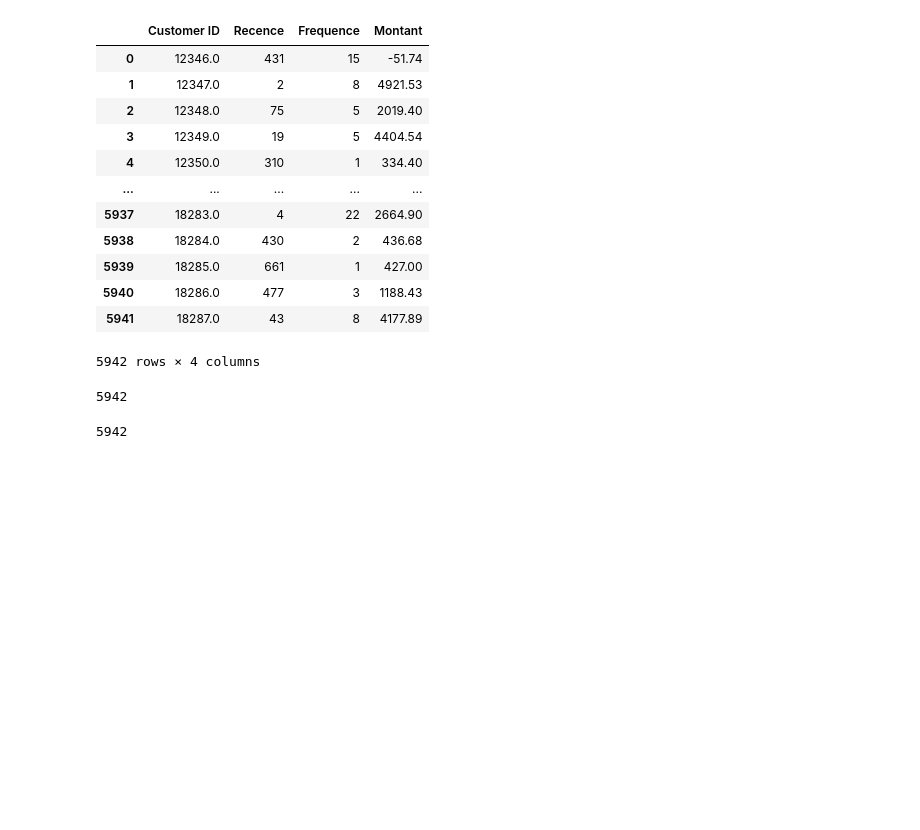
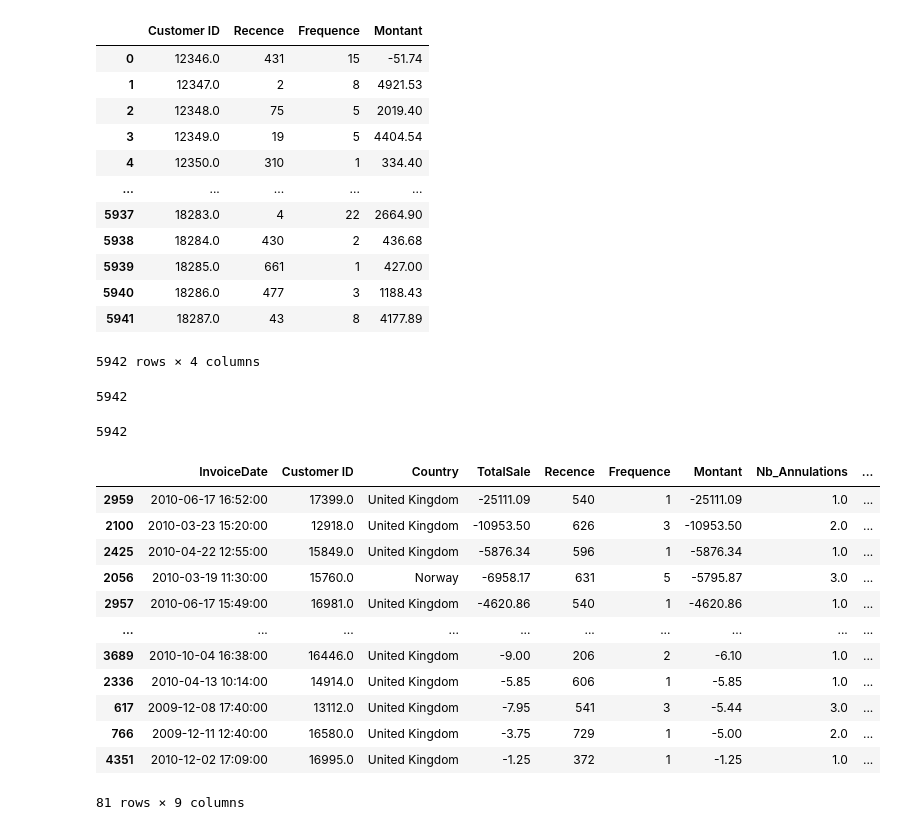
Before and after one commit to neevaiti/segmentation_client_simplon, a Jupyter notebook: rubic.ipynb, the cells around one changed output. Cells and saved outputs as stored; diff of their text form; code cells hidden in the pictures; blank space fills up the shorter version.

```diff
--- a/rubic.ipynb
+++ b/rubic.ipynb
@@ -640,3 +640,20 @@ iqr = q3 - q1
 valeurs_aberants = q3 + 1.5 * iqr
 
 rfm_test = rfm_test.drop(rfm_test[rfm_test['Montant'] > valeurs_aberants].index)
+# %%
+montant_negative = rfm_test.loc[rfm_test['Montant'].round(2) < 0]
+montant_negative.sort_values(by='Montant', ascending=True)
+# %% [output]
+|  | InvoiceDate | Customer ID | Country | TotalSale | Recence | Frequence | Montant | Nb_Annulations | ... |
+| 2959 | 2010-06-17 16:52:00 | 17399.0 | United Kingdom | -25111.09 | 540 | 1 | -25111.09 | 1.0 | ... |
+| 2100 | 2010-03-23 15:20:00 | 12918.0 | United Kingdom | -10953.50 | 626 | 3 | -10953.50 | 2.0 | ... |
+| 2425 | 2010-04-22 12:55:00 | 15849.0 | United Kingdom | -5876.34 | 596 | 1 | -5876.34 | 1.0 | ... |
+| 2056 | 2010-03-19 11:30:00 | 15760.0 | Norway | -6958.17 | 631 | 5 | -5795.87 | 3.0 | ... |
+| 2957 | 2010-06-17 15:49:00 | 16981.0 | United Kingdom | -4620.86 | 540 | 1 | -4620.86 | 1.0 | ... |
+| ... | ... | ... | ... | ... | ... | ... | ... | ... | ... |
+| 3689 | 2010-10-04 16:38:00 | 16446.0 | United Kingdom | -9.00 | 206 | 2 | -6.10 | 1.0 | ... |
+| 2336 | 2010-04-13 10:14:00 | 14914.0 | United Kingdom | -5.85 | 606 | 1 | -5.85 | 1.0 | ... |
+| 617 | 2009-12-08 17:40:00 | 13112.0 | United Kingdom | -7.95 | 541 | 3 | -5.44 | 3.0 | ... |
+| 766 | 2009-12-11 12:40:00 | 16580.0 | United Kingdom | -3.75 | 729 | 1 | -5.00 | 2.0 | ... |
+| 4351 | 2010-12-02 17:09:00 | 16995.0 | United Kingdom | -1.25 | 372 | 1 | -1.25 | 1.0 | ... |
+81 rows × 9 columns
```
Also changed, not shown: parts of 5 cells of this notebook, 3 other files.
